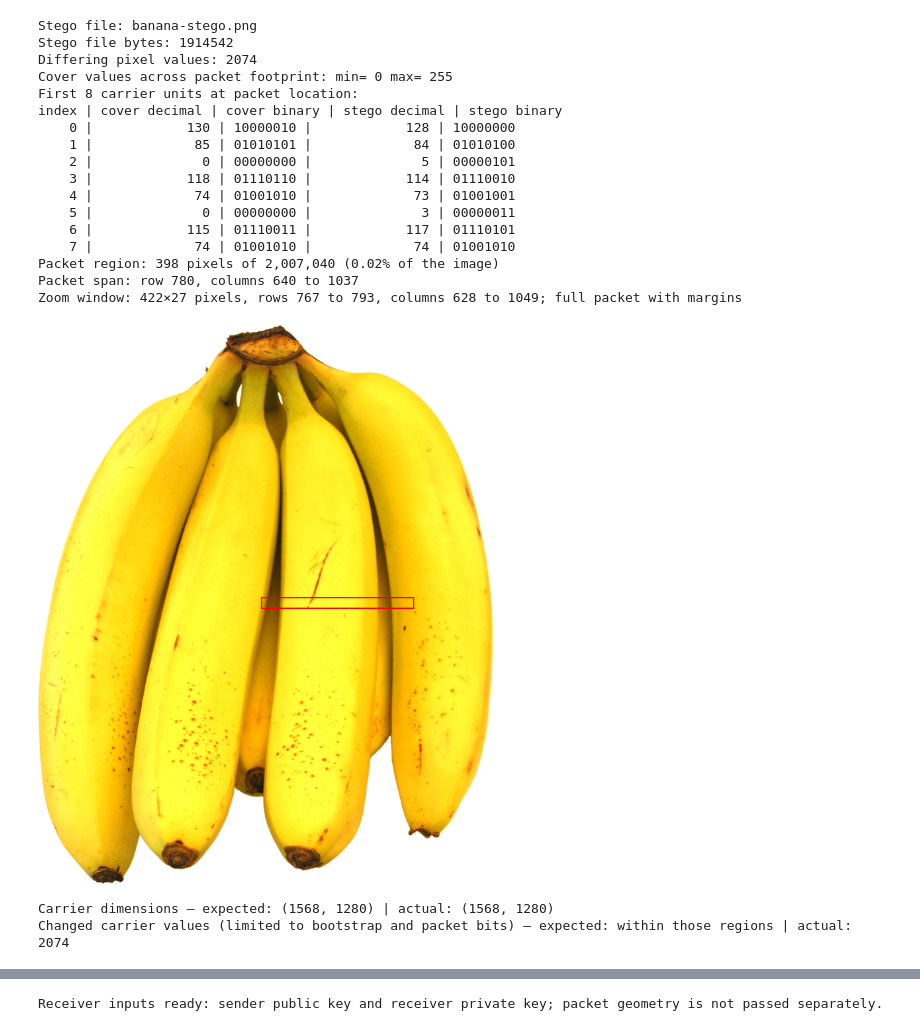
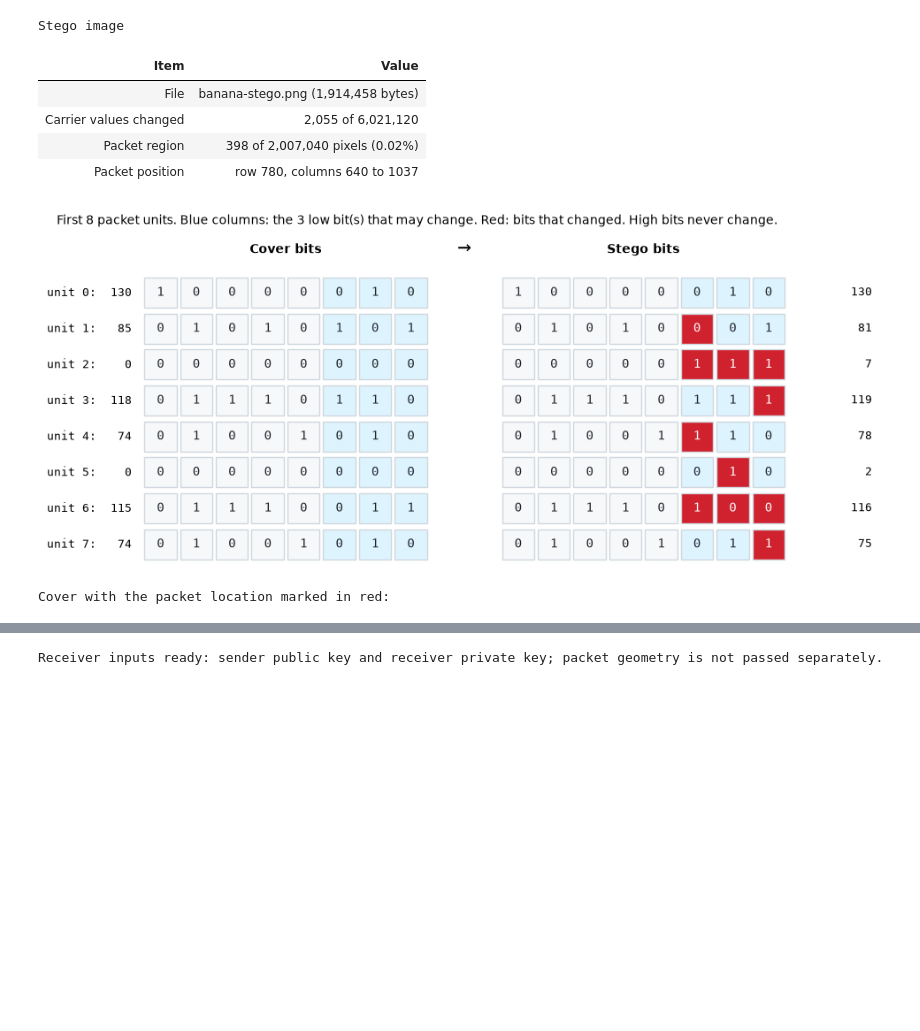
Before and after one commit to alvinto27/INF2005-ACW1, a Jupyter notebook: notebooks/FR1-12 Prototype.ipynb, the cells around one changed output, grey strips where cells are left out. Saved outputs shown, nothing was run; the diff lists cells and outputs as text; code cells hidden in the pictures; blank space fills up the shorter version.

```diff
--- a/notebooks/FR1-12 Prototype.ipynb
+++ b/notebooks/FR1-12 Prototype.ipynb
@@ -58,6 +73,7 @@ def display_path(path: str | Path) -> str:
         return str(path)
 
 sys.path.insert(0, str(REPO_ROOT))
+sys.path.insert(0, str(REPO_ROOT / "notebooks"))
 
 import numpy as np
 from IPython.display import Audio
@@ -65,6 +81,15 @@ from IPython.display import display
 from PIL import Image, ImageDraw, ImageFont
 
 from stego import *
+from demo_visuals import (
+    draw_bit_grid, draw_carrier_layout, draw_check_grid, draw_flow_diagram,
+    draw_verification_pipeline, flush_checks, plot_byte_bars, plot_lsb_sweep,
+    plot_wav_change, show_check, show_facts, show_table,
+)
+
+# Each cell's show_check() results appear as one table at the end of that cell.
+if flush_checks not in get_ipython().events.callbacks["post_run_cell"]:
+    get_ipython().events.register("post_run_cell", flush_checks)
 
 _demo_temp = tempfile.TemporaryDirectory(prefix="inf2005-demo-")
 DEMO_DIR = Path(_demo_temp.name)
@@ -114,15 +139,11 @@ def show_panels(
         draw.rectangle((x, panel_y, x + image.width - 1, panel_y + image.height - 1), outline="black", width=1)
     return canvas
 
-def show_check(label: str, expected: object, actual: object) -> None:
-    print(f"{label} — expected: {expected} | actual: {actual}")
-
 def print_hexdump(data: bytes, start: int = 0, end: int | None = None) -> None:
     end = len(data) if end is None else min(end, len(data))
     for offset in range(start, end, 16):
         chunk = data[offset:min(offset + 16, end)]
         print(f"{offset:04x}: {chunk.hex(' ')}")
 
-print("Temporary demonstration files are kept private.")
-print(f"Sample cover: {display_path(sample_png_path)}")
+show_check("Banana cover found", True, sample_png_path.exists())
 # %% [output]
@@ -271,72 +343,62 @@ stego_image = Image.fromarray(stego_array, mode="RGB")
 stego_source = PngCarrier(stego_png_path)
 packet_cover_units = cover_source.read_units(png_layout.start_unit, png_layout.footprint)
 packet_stego_units = stego_source.read_units(png_layout.start_unit, png_layout.footprint)
-print("Stego file:", stego_png_path.name)
-print("Stego file bytes:", stego_png_path.stat().st_size)
+png_bootstrap_units = bootstrap_span(receiver_public_key)
 different_values = 0
+changed_outside = 0
 for unit_start in range(0, cover_source.total_units, 65536):
     unit_count = min(65536, cover_source.total_units - unit_start)
-    different_values += int(np.count_nonzero(
+    changed_at = unit_start + np.nonzero(
         cover_source.read_units(unit_start, unit_count) != stego_source.read_units(unit_start, unit_count)
-    ))
-print("Differing pixel values:", different_values)
-print("Cover values across packet footprint: min=", int(packet_cover_units.min()), "max=", int(packet_cover_units.max()))
-print("First 8 carrier units at packet location:")
-print("index | cover decimal | cover binary | stego decimal | stego binary")
-for offset, (cover_value, stego_value) in enumerate(zip(packet_cover_units[:8], packet_stego_units[:8])):
-    print(f"{offset:5d} | {int(cover_value):14d} | {int(cover_value):08b} | {int(stego_value):14d} | {int(stego_value):08b}")
+    )[0]
+    different_values += changed_at.size
+    in_bootstrap = changed_at < png_bootstrap_units
+    in_packet = (changed_at >= png_layout.start_unit) & (changed_at < png_layout.start_unit + png_layout.footprint)
+    changed_outside += int(np.count_nonzero(~(in_bootstrap | in_packet)))
 
 packet_start_pixel = png_layout.start_unit // 3
 packet_pixel_count = png_layout.footprint // 3
 packet_end_pixel = packet_start_pixel + packet_pixel_count - 1
 packet_start_y, packet_start_x = divmod(packet_start_pixel, cover_width)
 packet_end_y, packet_end_x = divmod(packet_end_pixel, cover_width)
 total_pixel_count = cover_source.total_units // 3
 horizontal_margin = 12
 vertical_margin = 13
 window_box = (
     packet_start_x - horizontal_margin,
     packet_start_y - vertical_margin,
     packet_end_x + horizontal_margin + 1,
     packet_end_y + vertical_margin + 1,
 )
-window_width = window_box[2] - window_box[0]
-window_height = window_box[3] - window_box[1]
 whole_image = cover_image.copy()
 whole_display = whole_image.resize((640, 784), Image.Resampling.LANCZOS)
 display_scale_x = whole_display.width / whole_image.width
 display_scale_y = whole_display.height / whole_image.height
 display_window_box = (
     round(window_box[0] * display_scale_x) - 2,
     round(window_box[1] * display_scale_y) - 2,
     round(window_box[2] * display_scale_x) + 1,
     round(window_box[3] * display_scale_y) + 1,
 )
 ImageDraw.Draw(whole_display).rectangle(display_window_box, outline="red", width=2)
-print(f"Packet region: {packet_pixel_count:,} pixels of {total_pixel_count:,} ({packet_pixel_count / total_pixel_count:.2%} of the image)")
-print(f"Packet span: row {packet_start_y}, columns {packet_start_x} to {packet_end_x}")
-print(f"Zoom window: {window_width}×{window_height} pixels, rows {window_box[1]} to {window_box[3] - 1}, columns {window_box[0]} to {window_box[2] - 1}; full packet with margins")
+
+show_facts("Stego image", {
+    "File": f"{stego_png_path.name} ({stego_png_path.stat().st_size:,} bytes)",
+    "Carrier values changed": f"{different_values:,} of {cover_source.total_units:,}",
+    "Packet region": f"{packet_pixel_count:,} of {total_pixel_count:,} pixels ({packet_pixel_count / total_pixel_count:.2%})",
+    "Packet position": f"row {packet_start_y}, columns {packet_start_x} to {packet_end_x}",
+})
+draw_bit_grid(packet_cover_units[:8], packet_stego_units[:8], png_layout.lsb_count)
+print("Cover with the packet location marked in red:")
 display(whole_display)
-show_check("Carrier dimensions", (cover_height, cover_width), stego_array.shape[:2])
-show_check("Changed carrier values (limited to bootstrap and packet bits)", "within those regions", different_values)
+show_check("Image size", (cover_height, cover_width), stego_array.shape[:2])
+show_check("Changed values outside the bootstrap and packet", 0, changed_outside)
 # %% [output]
-Stego file: banana-stego.png
-Stego file bytes: 1914542
-Differing pixel values: 2074
-Cover values across packet footprint: min= 0 max= 255
-First 8 carrier units at packet location:
-index | cover decimal | cover binary | stego decimal | stego binary
-    0 |            130 | 10000010 |            128 | 10000000
-    1 |             85 | 01010101 |             84 | 01010100
-    2 |              0 | 00000000 |              5 | 00000101
-    3 |            118 | 01110110 |            114 | 01110010
-    4 |             74 | 01001010 |             73 | 01001001
-    5 |              0 | 00000000 |              3 | 00000011
-    6 |            115 | 01110011 |            117 | 01110101
-    7 |             74 | 01001010 |             74 | 01001010
-Packet region: 398 pixels of 2,007,040 (0.02% of the image)
-Packet span: row 780, columns 640 to 1037
-Zoom window: 422×27 pixels, rows 767 to 793, columns 628 to 1049; full packet with margins
+Stego image
+| Item | Value |
+| File | banana-stego.png (1,914,458 bytes) |
+| Carrier values changed | 2,055 of 6,021,120 |
+| Packet region | 398 of 2,007,040 pixels (0.02%) |
+| Packet position | row 780, columns 640 to 1037 |
-[figure, old version]
+[figure, new version]
-Carrier dimensions — expected: (1568, 1280) | actual: (1568, 1280)
-Changed carrier values (limited to bootstrap and packet bits) — expected: within those regions | actual: 2074
+Cover with the packet location marked in red:
```
Also changed, not shown: parts of 155 cells of this notebook, 4 other files.
